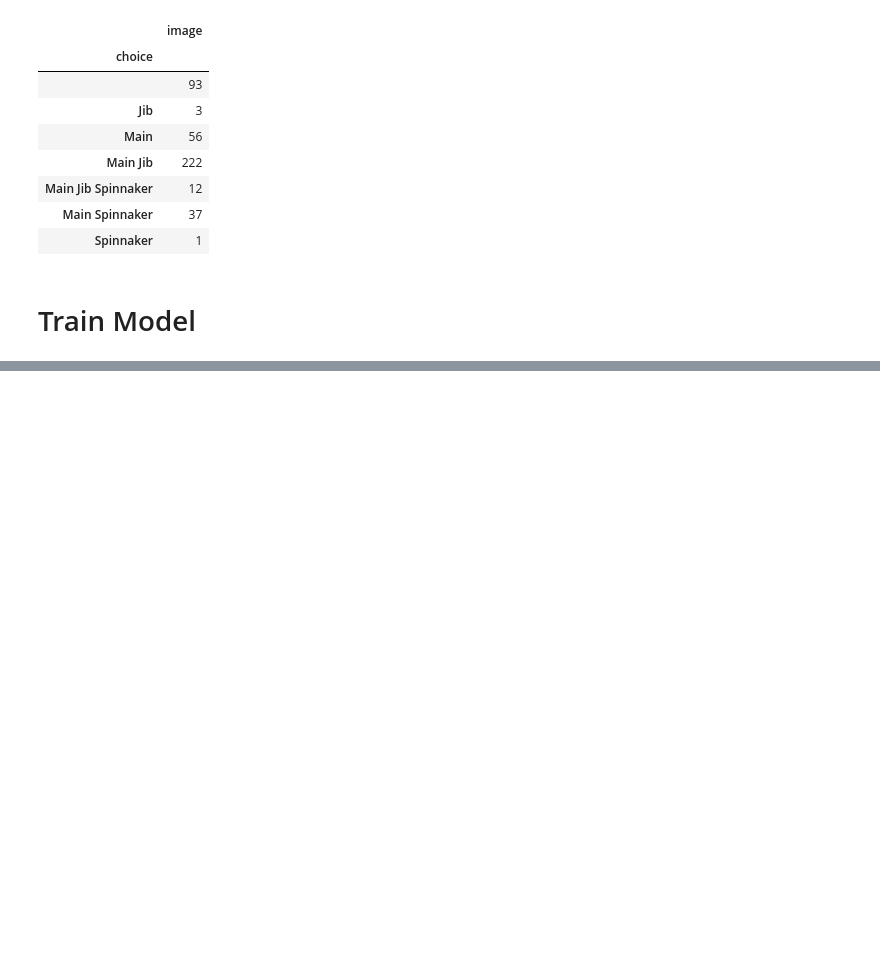
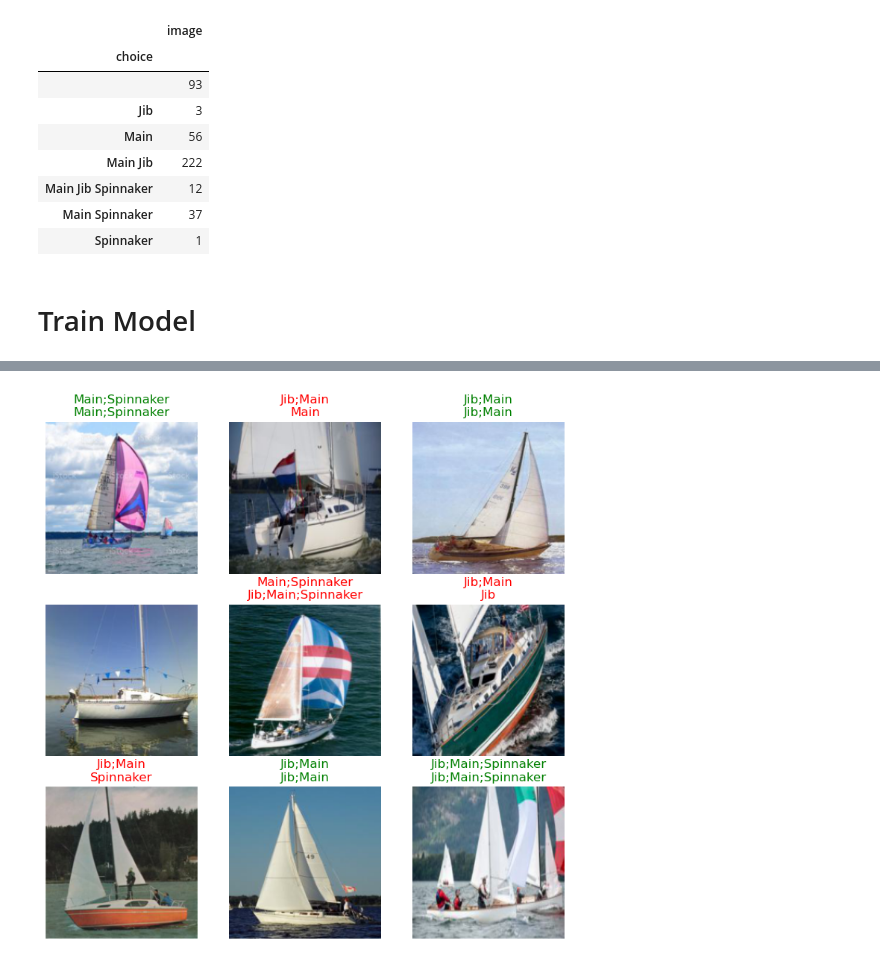
Before and after one commit to sdhca/fastbook_exercises, a Jupyter notebook: 01_sailboat_sails_classification.ipynb, the cells around one changed output, grey strips where cells are left out. Cells and saved outputs as stored; diff of their text form; code cells hidden in the pictures; blank space fills up the shorter version.

```diff
--- a/01_sailboat_sails_classification.ipynb
+++ b/01_sailboat_sails_classification.ipynb
@@ -229,0 +235,3 @@ learn.recorder.plot_loss()
+# %%
+learn.show_results()
+# %% [output]
@@ -230,3 +239,4 @@ learn.recorder.plot_loss()
+[figure, added]
 # %%
 run.stop()
 # %% [output]
```
Also changed, not shown: parts of 8 cells of this notebook.
